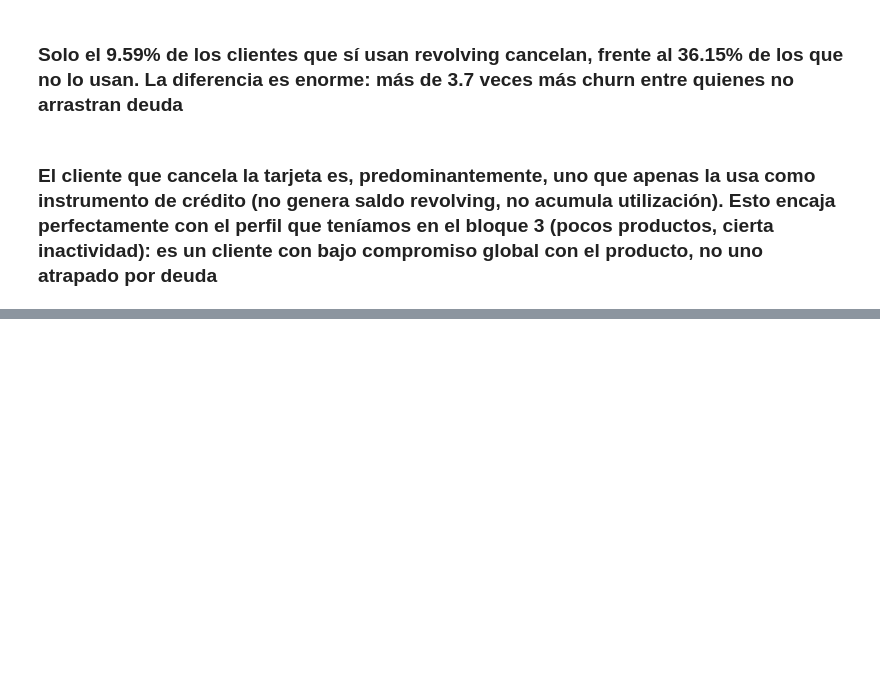
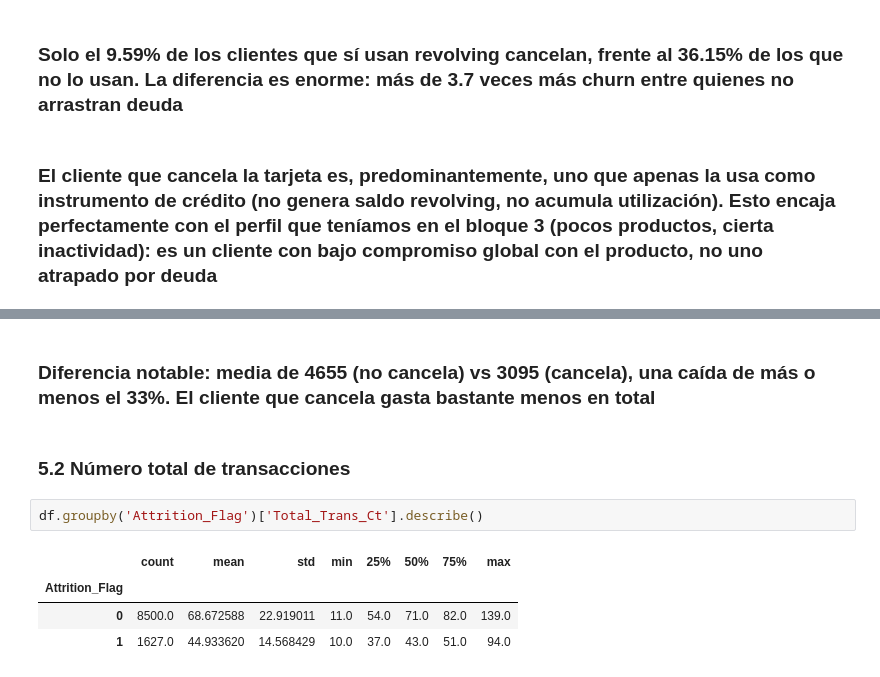
Before and after one commit to Dende8/Credit_Card_Churners, a Jupyter notebook: notebooks/eda.ipynb, the cells around one changed output, grey strips where cells are left out. Cells and saved outputs as stored; diff of their text form; blank space fills up the shorter version.

```diff
--- a/notebooks/eda.ipynb
+++ b/notebooks/eda.ipynb
@@ -289,0 +301,11 @@ pd.crosstab(df['Revolving_Use'], df['Attrition_Flag'], normalize='index') * 100
+# %% [markdown]
+### Diferencia notable: media de 4655 (no cancela) vs 3095 (cancela), una caída de más o menos el 33%. El cliente que cancela gasta bastante menos en total
+# %% [markdown]
+### 5.2 Número total de transacciones
+# %%
+df.groupby('Attrition_Flag')['Total_Trans_Ct'].describe()
+# %% [output]
+|  | count | mean | std | min | 25% | 50% | 75% | max |
+| Attrition_Flag |  |  |  |  |  |  |  |  |
+| 0 | 8500.0 | 68.672588 | 22.919011 | 11.0 | 54.0 | 71.0 | 82.0 | 139.0 |
+| 1 | 1627.0 | 44.933620 | 14.568429 | 10.0 | 37.0 | 43.0 | 51.0 | 94.0 |
```
Also changed, not shown: parts of 25 cells of this notebook.
